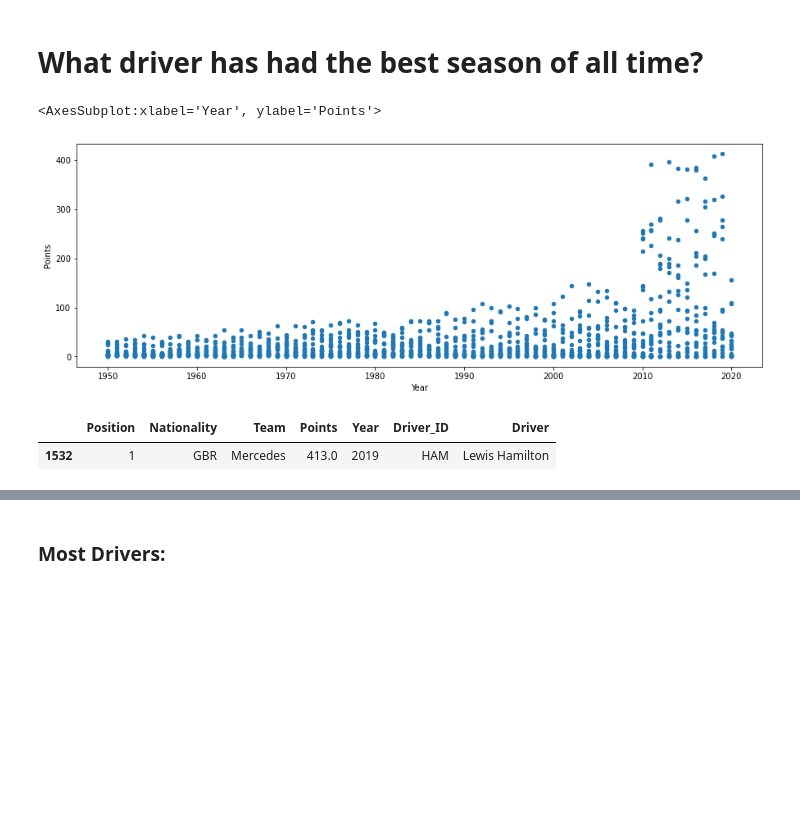
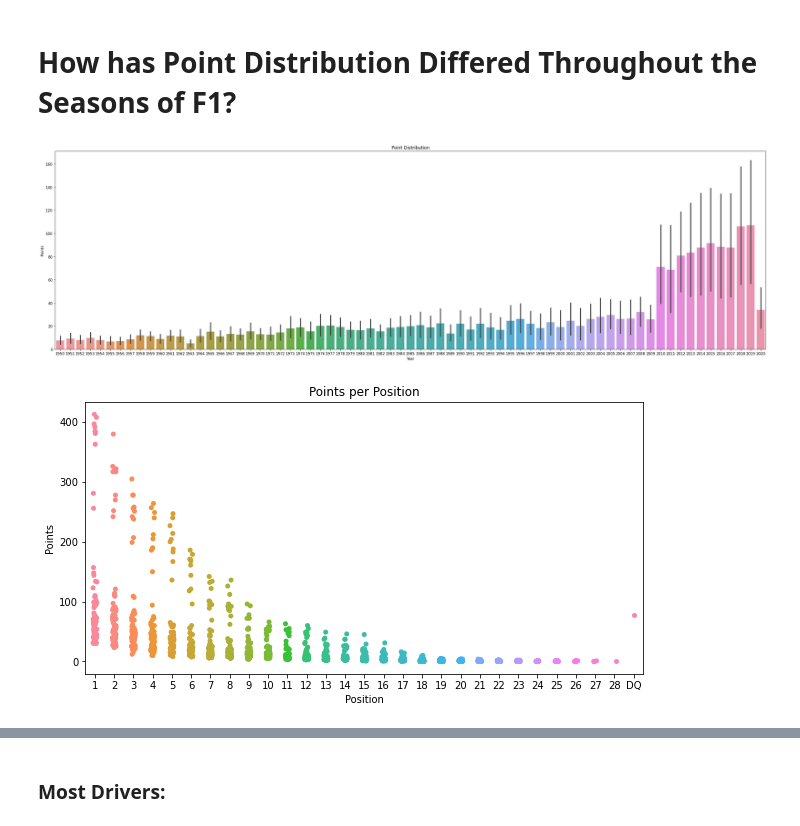
Before and after one commit to data301-2021-winter1/project-group12, a Jupyter notebook: notebooks/analysis.ipynb, the cells around one changed output, grey strips where cells are left out. Saved outputs shown, nothing was run; the diff lists cells and outputs as text; code cells hidden in the pictures; blank space fills up the shorter version.

Commit message:
update analysis document as a team!

```diff
--- a/notebooks/analysis.ipynb
+++ b/notebooks/analysis.ipynb
@@ -1,4 +6,3 @@
 # %%
 from project_functions1 import load_and_process
-dfKennedy = load_and_process("../f1data.csv")
-dfKennedy
+dfKennedy = load_and_process("../data/processed/cleanedf1data.csv")
@@ -55,13 +15,15 @@ dfEvan
 # %% [markdown]
-# What driver has had the best season of all time?
+# How has Point Distribution Differed Throughout the Seasons of F1?
 # %%
-dfKennedy.plot(kind='scatter', x='Year', y='Points',figsize=(15,5))
+p= sns.barplot(x="Year", y="Points", data=dfKennedy)
+p.set(ylabel="Points", title="Point Distribution")
+p.figure.set_size_inches(35,10)
 # %% [output]
-<AxesSubplot:xlabel='Year', ylabel='Points'>
-[figure, old version]
+[figure, new version]
-# %%
-dfKennedy[dfKennedy['Points']==dfKennedy['Points'].max()]
-# %% [output]
-|  | Position | Nationality | Team | Points | Year | Driver_ID | Driver |
-| 1532 | 1 | GBR | Mercedes | 413.0 | 2019 | HAM | Lewis Hamilton |
+# %%
+s2=sns.stripplot(data=dfKennedy, x="Position", y="Points",order=['1','2','3','4','5','6','7','8','9','10','11','12','13','14','15','16','17','18','19','20','21','22','23','24','25','26','27','28','DQ'])
+s2.set(xlabel="Position", ylabel="Points", title="Points per Position")
+s2.figure.set_size_inches(10,5)
+# %% [output]
+[figure, added]
 # %% [markdown]
```
Also changed, not shown: parts of 20 cells of this notebook, 4 other files.
